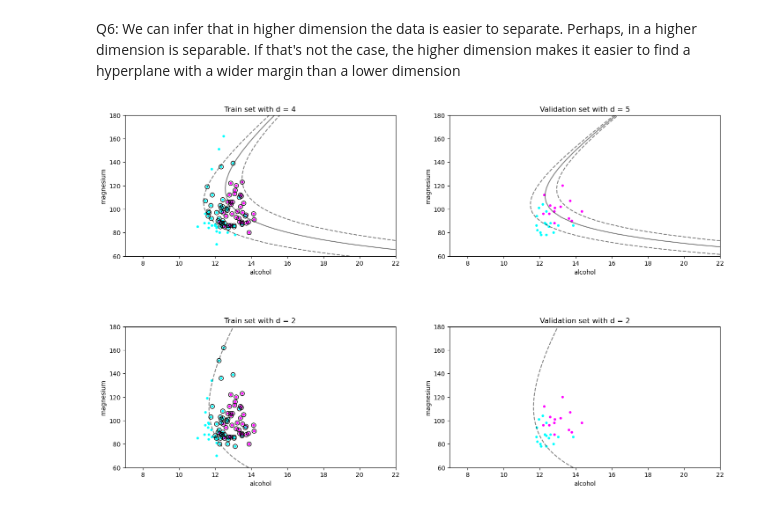
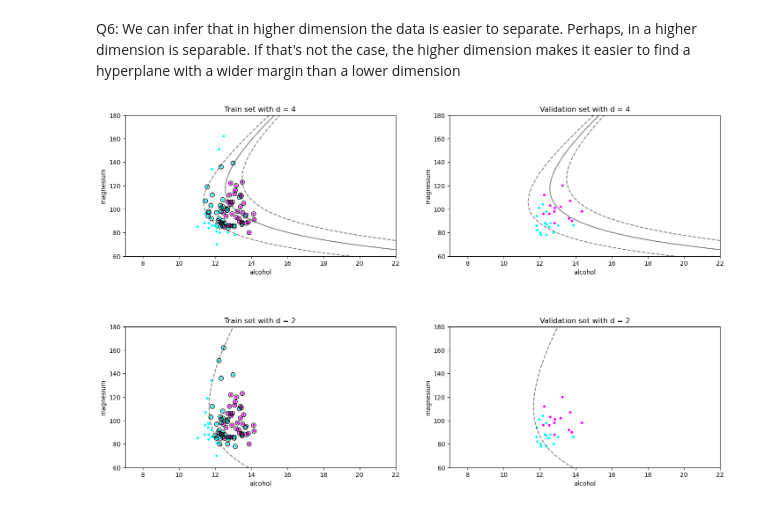
Before and after one commit to Hadar-Sug/ML1_HW2, a Jupyter notebook: HW2_Q1.ipynb, the cells around one changed output. Cells and saved outputs as stored; diff of their text form; code cells hidden in the pictures.

```diff
--- a/HW2_Q1.ipynb
+++ b/HW2_Q1.ipynb
@@ -193,18 +191,17 @@ Q6:
 # %%
 #Q7
 fig, axes = plt.subplots(nrows=2, ncols=2, figsize=(20, 10))
 plt.subplots_adjust(bottom=0.1, right=0.8, top=0.9,hspace=0.5)
 train_d = [min_train_d,max_train_d]
-val_d = [min_val_d,max_val_d]
 for i,d in enumerate(train_d):
     model = SVC(kernel='poly',degree=d,C=1)
     model.fit(X_train, y_train)
     plot_svm(0, X_train, y_train, model, ax=axes[i][0], plot_support=True)
     axes[i][0].set_title(f'Train set with d = {d}')
-for i,d in enumerate(val_d):
+for i,d in enumerate(train_d):
     model = SVC(kernel='poly',degree=d,C=1)
     model.fit(X_train, y_train)
     plot_svm(0, X_val, y_val, model, ax=axes[i][1], plot_support=False)
     axes[i][1].set_title(f'Validation set with d = {d}')
 # %% [output]
-[figure, old version]
+[figure, new version]
```
Also changed, not shown: parts of 1 cell of this notebook, 1 other file.
